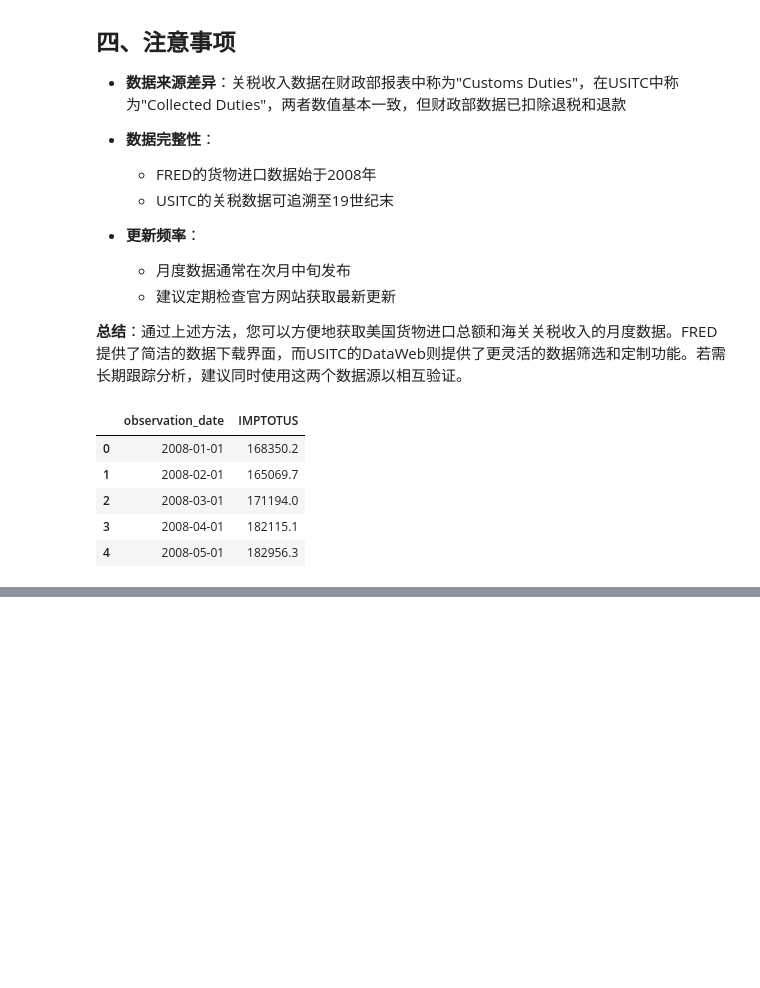
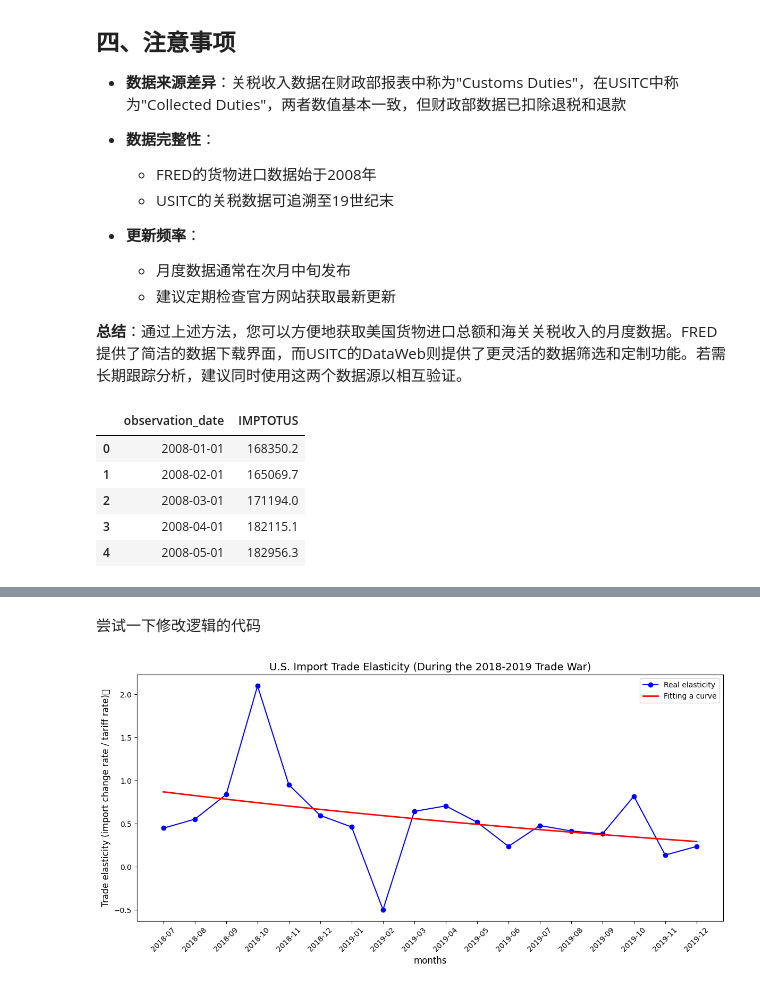
Before and after one commit to d-joshua-c/Math_Modeling_APMCM, a Jupyter notebook: code/notebook/Q4.ipynb, the cells around one changed output, grey strips where cells are left out. Saved outputs shown, nothing was run; the diff lists cells and outputs as text; code cells hidden in the pictures; blank space fills up the shorter version.

```diff
--- a/code/notebook/Q4.ipynb
+++ b/code/notebook/Q4.ipynb
@@ -150,0 +233,78 @@ print(df_imports_2017_2020['IMPTOTUS_DIFF'].mean(), df_imports_2017_2020['IMPTOT
+# %% [markdown]
+尝试一下修改逻辑的代码
+# %%
+import pandas as pd
+import numpy as np
+import matplotlib.pyplot as plt
+from scipy.optimize import curve_fit
+
+# -------------------------- 1. 数据读取与预处理（修正日期索引）--------------------------
+df_imports = pd.read_csv(r'..\..\data\raw\Q4\IMPTOTUS.csv')
+# 关键：将日期转为datetime类型（必须执行，否则日期切片失效）
+df_imports['observation_date'] = pd.to_datetime(df_imports['observation_date'])
+df_imports.set_index('observation_date', inplace=True)
+
+# 筛选贸易战期间数据（2018-07 到 2019-12，与关税月份完全对齐）
+df_imports_trade_war = df_imports.loc["2018-07-01":"2019-12-01"].copy()
+# 检查是否有18个月份（与tariff_rates数量一致），删除缺失值
+df_imports_trade_war = df_imports_trade_war.dropna()
+assert len(df_imports_trade_war) == 18, f"数据量不对，应为18个月，实际为{len(df_imports_trade_war)}个月"
+
+# -------------------------- 2. 关税数据定义（保持不变，确保与月份对齐）--------------------------
+tariff_rates = np.array([
+    25, 25, 10, 10, 10, 10, 10, 10, 10, 10, 25, 25, 25, 25, 15, 15, 15, 15
+])
+months = np.array([
+    '2018-07', '2018-08', '2018-09', '2018-10', '2018-11', '2018-12',
+    '2019-01', '2019-02', '2019-03', '2019-04', '2019-05', '2019-06',
+    '2019-07', '2019-08', '2019-09', '2019-10', '2019-11', '2019-12'
+])
+# 定义“关税生效后的第n个月”（拟合模型需要数值型自变量）
+months_index = np.arange(1, len(months)+1)  # [1,2,...,18]
+
+# -------------------------- 3. 修正弹性计算逻辑（关键！）--------------------------
+# 步骤1：计算“贸易量变化率”（相对于贸易战前的基准值，这里用2017年平均进口额作为基准）
+baseline_2017 = df_imports.loc["2017-01-01":"2017-12-01", "IMPTOTUS"].mean()  # 2017年平均进口额（基准）
+df_imports_trade_war['import_growth_rate'] = (df_imports_trade_war['IMPTOTUS'] - baseline_2017) / baseline_2017  # 进口变化率（%）
+
+# 步骤2：计算真实弹性 = 进口变化率 / 关税幅度（关税幅度需转为小数，如25%→0.25）
+real_elasticities = df_imports_trade_war['import_growth_rate'] / (tariff_rates / 100)
+# 弹性含义：关税每加征1%，进口量变化多少%（负值=进口下降）
+
+# -------------------------- 4. 模型拟合与可视化（修正变量未定义问题）--------------------------
+# 定义衰减模型（保持不变）
+def decay_func(t, e_short, e_long, speed):
+    return e_long - (e_long - e_short) * np.exp(-speed * t)
+
+# 拟合模型（用数值型的months_index作为自变量，设置合理初始值）
+popt, pcov = curve_fit(
+    decay_func,
+    xdata=months_index,
+    ydata=real_elasticities,
+    p0=[real_elasticities.iloc[0], real_elasticities.iloc[-1], 0.1],  # 初始值：短期弹性=第一个观测值，长期弹性=最后一个观测值
+    maxfev=5000  # 增加迭代次数，避免拟合失败
+)
+fitted_e_short, fitted_e_long, fitted_speed = popt
+
+# 绘制真实弹性与拟合曲线
+plt.figure(figsize=(12, 6))
+plt.plot(months_index, real_elasticities, 'o-', label='Real elasticity', color='blue')
+plt.plot(months_index, decay_func(months_index, *popt), '-', label='Fitting a curve', color='red', linewidth=2)
+plt.xticks(months_index, months, rotation=45)  # 旋转x轴标签，避免拥挤
+plt.xlabel('months', fontsize=12)
+plt.ylabel('Trade elasticity (import change rate / tariff rate)）', fontsize=12)
+plt.title('U.S. Import Trade Elasticity (During the 2018-2019 Trade War)', fontsize=14)
+plt.legend()
+plt.tight_layout()
+plt.show()
+
+# -------------------------- 5. 输出结果与保存数据--------------------------
+print(f"基于历史数据训练的参数: 短期弹性={fitted_e_short:.2f}, 长期弹性={fitted_e_long:.2f}, 调整速度={fitted_speed:.2f}")
+print("真实弹性序列：")
+print(pd.DataFrame({'月份': months, '关税幅度(%)': tariff_rates, '真实弹性': real_elasticities.round(3)}))
+
+# 保存处理后的数据（避免覆盖，用不同文件名）
+df_imports_trade_war['True elasticity'] = real_elasticities
+df_imports_trade_war.to_csv(r'..\..\data\processed\Q4_IMPTOTUS_trade_war_elasticity.csv', index=True)
+# %% [output]
+[figure, added]
```
Also changed, not shown: parts of 3 cells of this notebook, 2 other files.
